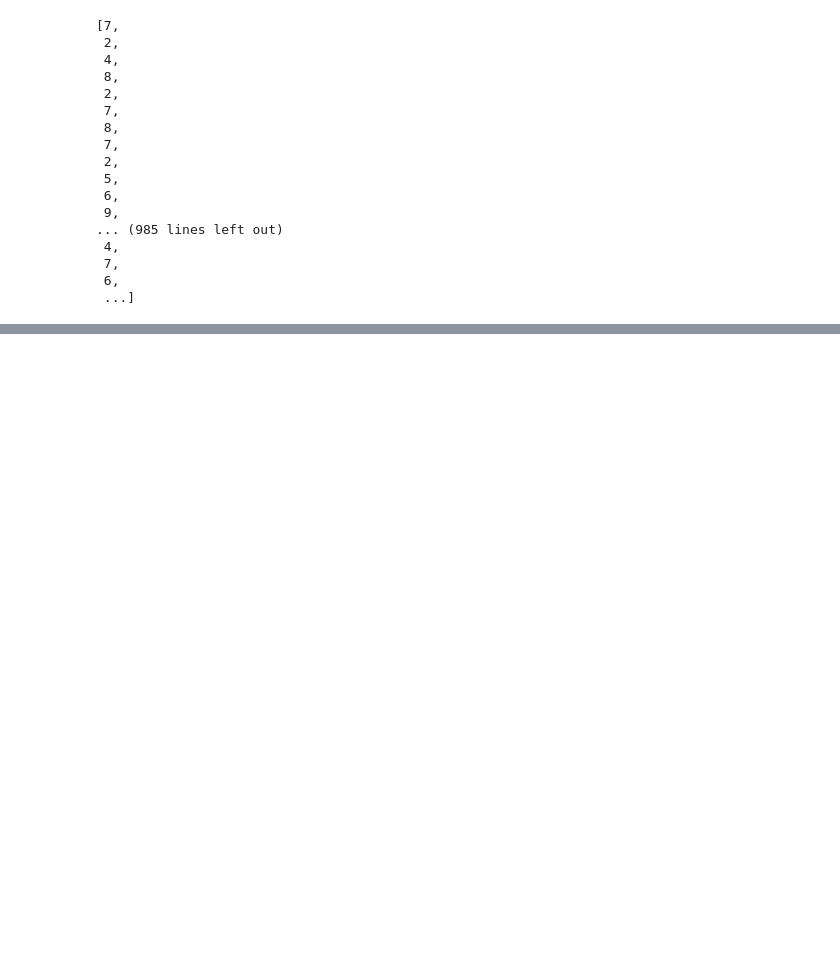
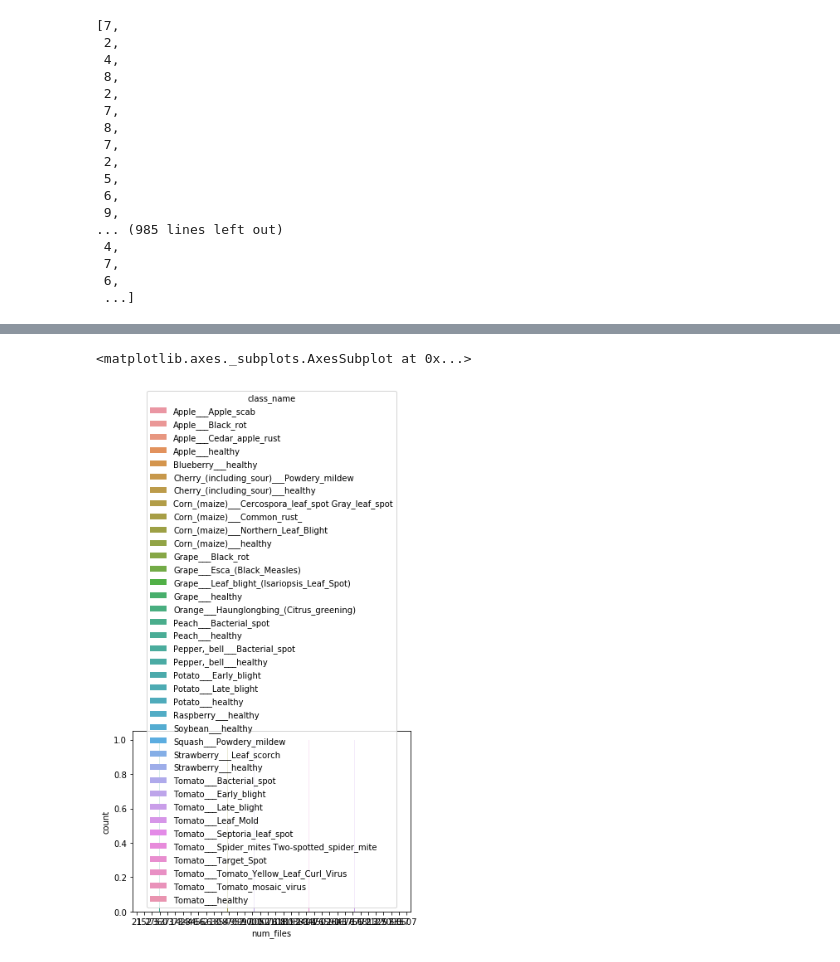
Before and after one commit to bitjockey42/ikapati-research, a Jupyter notebook: notebooks/1.0-agj-data-exploration.ipynb, the cells around one changed output, grey strips where cells are left out. Saved outputs shown, nothing was run; the diff lists cells and outputs as text; code cells hidden in the pictures; blank space fills up the shorter version.

```diff
--- a/notebooks/1.0-agj-data-exploration.ipynb
+++ b/notebooks/1.0-agj-data-exploration.ipynb
@@ -506,0 +516,4 @@ train_data = [np.load(train_file) for train_file in train_files]
+# %%
+data_dir = "../data/raw/"
+class_names = get_class_names(data_dir, species="all")
+data_dir_path = pathlib.Path(data_dir)
@@ -506,0 +528,8 @@ train_data = [np.load(train_file) for train_file in train_files]
+# %%
+class_counts = []
+
+for class_name in class_names:
+    d = data_dir_path.joinpath(class_name)
+    num_files = len(list(d.glob("*.JPG")))
+    class_counts.append(dict(class_name=class_name, num_files=num_files))
+    print(class_name, num_files)
@@ -506,0 +554,3 @@ train_data = [np.load(train_file) for train_file in train_files]
+# %%
+class_count_df = pd.DataFrame(class_counts)
+class_count_df.head()
@@ -506,0 +564,5 @@ train_data = [np.load(train_file) for train_file in train_files]
+# %%
+sns.countplot(x="num_files", hue="class_name", data=class_count_df)
+# %% [output]
+<matplotlib.axes._subplots.AxesSubplot at 0x...>
+[figure, added]
```
Also changed, not shown: parts of 8 cells of this notebook.
